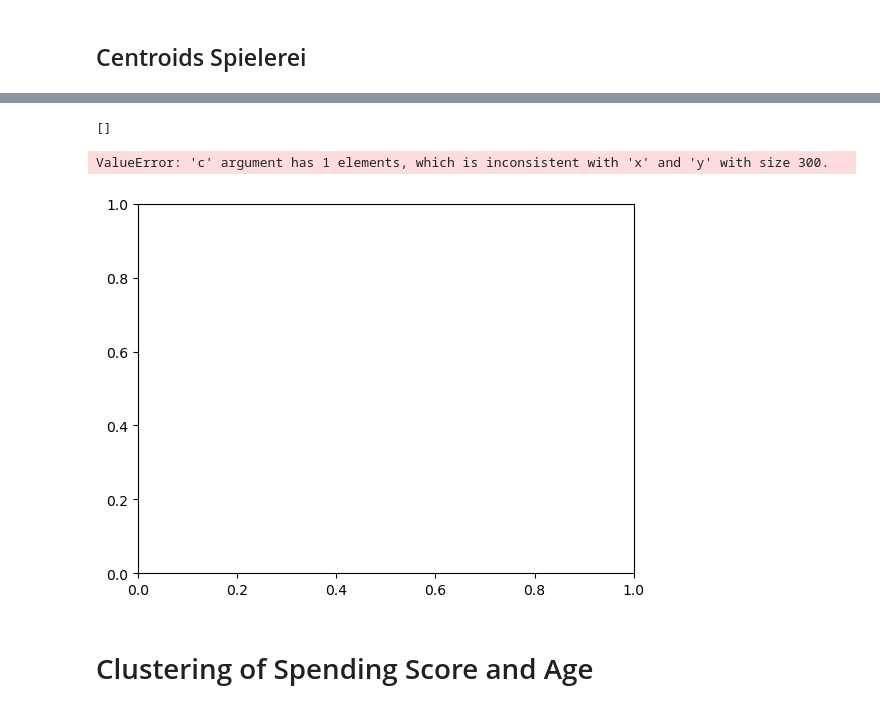
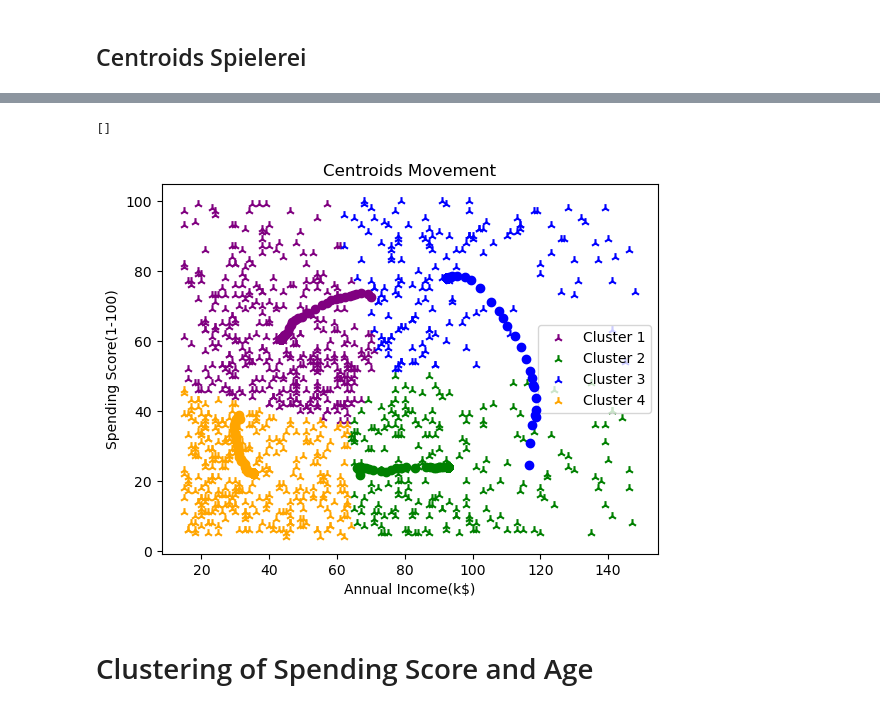
Before and after one commit to DavidC0011/MiniTermProject, a Jupyter notebook: MiniTermProject_KMeans.ipynb, the cells around one changed output, grey strips where cells are left out. Drawn from its saved outputs; the diff is of its cells as text; code cells hidden in the pictures.

Commit message:
Richtig wilde Centroids Action

```diff
--- a/MiniTermProject_KMeans.ipynb
+++ b/MiniTermProject_KMeans.ipynb
@@ -128,34 +126,29 @@ for i in range(iterations):
-# %%
-import matplotlib.pyplot as plt
-
-first = [[70.15116279, 72.68023256], [69.03536977, 73.47909968], [67.16498316, 73.60942761], [65.6295082, 73.32459016], [64.66881029, 73.19935691], [63.92675159, 72.88853503], [62.47151899, 72.41139241], [60.8044164, 72.17981073], [59.74461538, 71.98461538], [58.26969697, 71.78484848], [56.91445428, 70.97640118]]
-second = [[66.73362445, 21.65502183], [66.35123967, 22.97933884], [65.90196078, 23.74509804], [66.35471698, 23.81509434], [66.38867925, 23.89811321], [66.50187266, 24.02247191], [66.98161765, 24.02941176], [67.47272727, 23.77090909], [67.95185185, 23.7], [68.55390335, 23.64684015], [69.46946565, 23.34732824]]
-third = [[31.37793427, 37.78873239], [31.0744186, 38.7], [30.68408551, 38.66745843], [30.2635468, 37.83004926], [30.09798995, 37.18341709], [29.89030612, 36.76020408], [29.58746736, 36.10966057], [29.50133333, 35.464], [29.7277628, 34.50134771], [29.96438356, 33.52328767], [30.08055556, 32.51944444]]
-forth = [[116.75903614, 24.65060241], [117.0, 30.81818182], [117.44036697, 35.86238532], [118.71698113, 38.40566038], [118.40740741, 38.96296296], [118.58715596, 40.31192661], [118.73873874, 43.75675676], [118.07826087, 46.85217391], [117.92241379, 47.50862069], [117.5, 49.31355932], [116.92561983, 51.40495868]]
-
-colors = ['red', 'blue', 'green', 'purple']
-arr1x=[]
-arr1y=[]
-
-print(arr1x)
-for i in range(len(arr)):
-    arr1x.append(arr[i][1][0])
-    arr1y.append(arr[i][1][1])
-    #for k in range(len(arr[0])):
-        #plt.scatter(arr[i][k][0], arr[i][k][1], zorder=10, c=colors[k])
-plt.scatter(X[y_kmeans==0, 0], X[y_kmeans==0, 1], s=40, marker="2", c='purple', label ='Cluster 1')
-plt.scatter(X[y_kmeans==1, 0], X[y_kmeans==1, 1], s=40, marker="2", c='green', label ='Cluster 2')
-plt.scatter(X[y_kmeans==2, 0], X[y_kmeans==2, 1], s=40, marker="2", c='blue', label ='Cluster 3')
-plt.scatter(X[y_kmeans==3, 0], X[y_kmeans==3, 1], s=40, marker="2", c='orange', label ='Cluster 4')
-plt.title('Centroids Movement')
-plt.xlabel('Annual Income(k$)')
-plt.ylabel('Spending Score(1-100)')
-plt.legend()
-plt.show()
-# %% [output]
-[]
-ValueError: 'c' argument has 1 elements, which is inconsistent with 'x' and 'y' with size 300.
-[figure, removed]
+# %%
+import matplotlib.pyplot as plt
+
+
+colors = ['purple', 'green', 'orange', 'blue']
+arr1x=[]
+arr1y=[]
+
+print(arr1x)
+for i in range(len(arr)):
+    #arr1x.append(arr[i][1][0])
+    #arr1y.append(arr[i][1][1])
+    for k in range(len(arr[0])):
+        plt.scatter(arr[i][k][0], arr[i][k][1], zorder=10, c=colors[k])
+plt.scatter(X[y_kmeans==0, 0], X[y_kmeans==0, 1], s=40, marker="2", c='purple', label ='Cluster 1')
+plt.scatter(X[y_kmeans==1, 0], X[y_kmeans==1, 1], s=40, marker="2", c='green', label ='Cluster 2')
+plt.scatter(X[y_kmeans==2, 0], X[y_kmeans==2, 1], s=40, marker="2", c='blue', label ='Cluster 3')
+plt.scatter(X[y_kmeans==3, 0], X[y_kmeans==3, 1], s=40, marker="2", c='orange', label ='Cluster 4')
+plt.title('Centroids Movement')
+plt.xlabel('Annual Income(k$)')
+plt.ylabel('Spending Score(1-100)')
+plt.legend()
+plt.show()
+# %% [output]
+[]
+[figure, added]
 # %% [markdown]
 # Clustering of Spending Score and Age
 # %%
```
Also changed, not shown: parts of 1 cell of this notebook.
